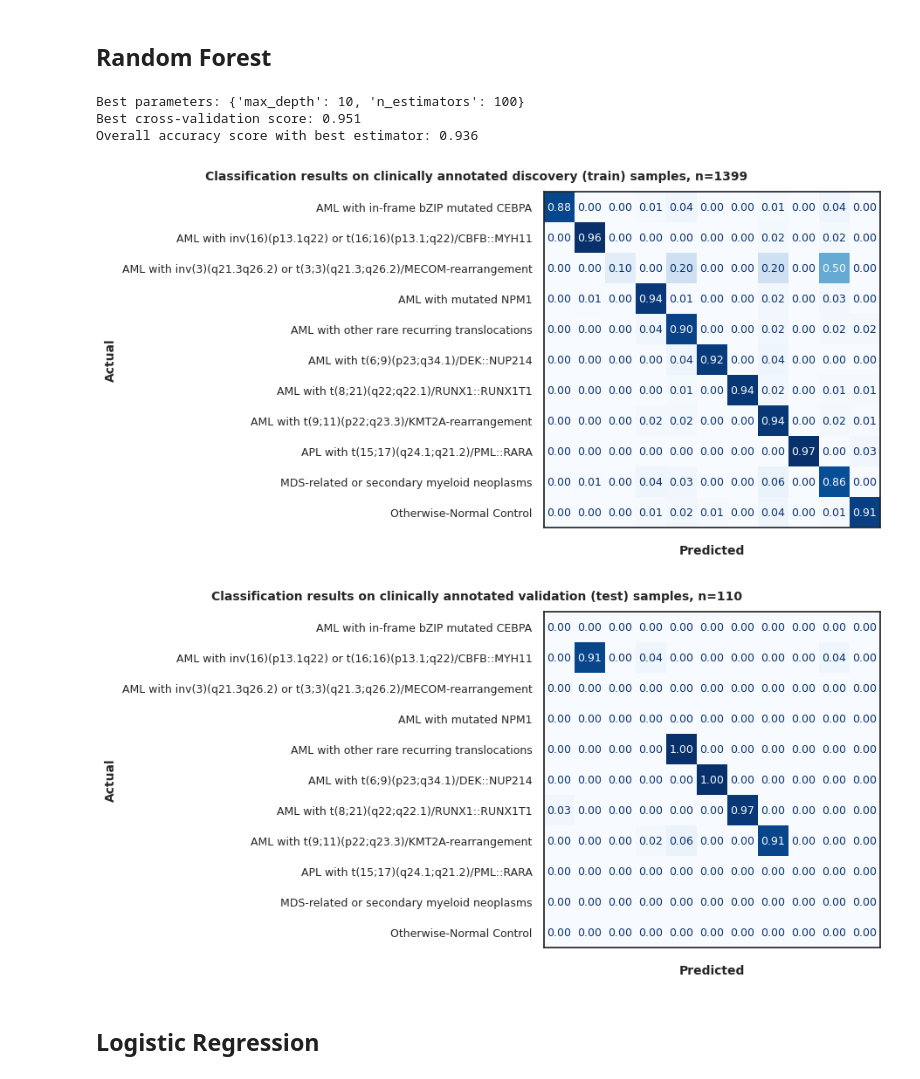
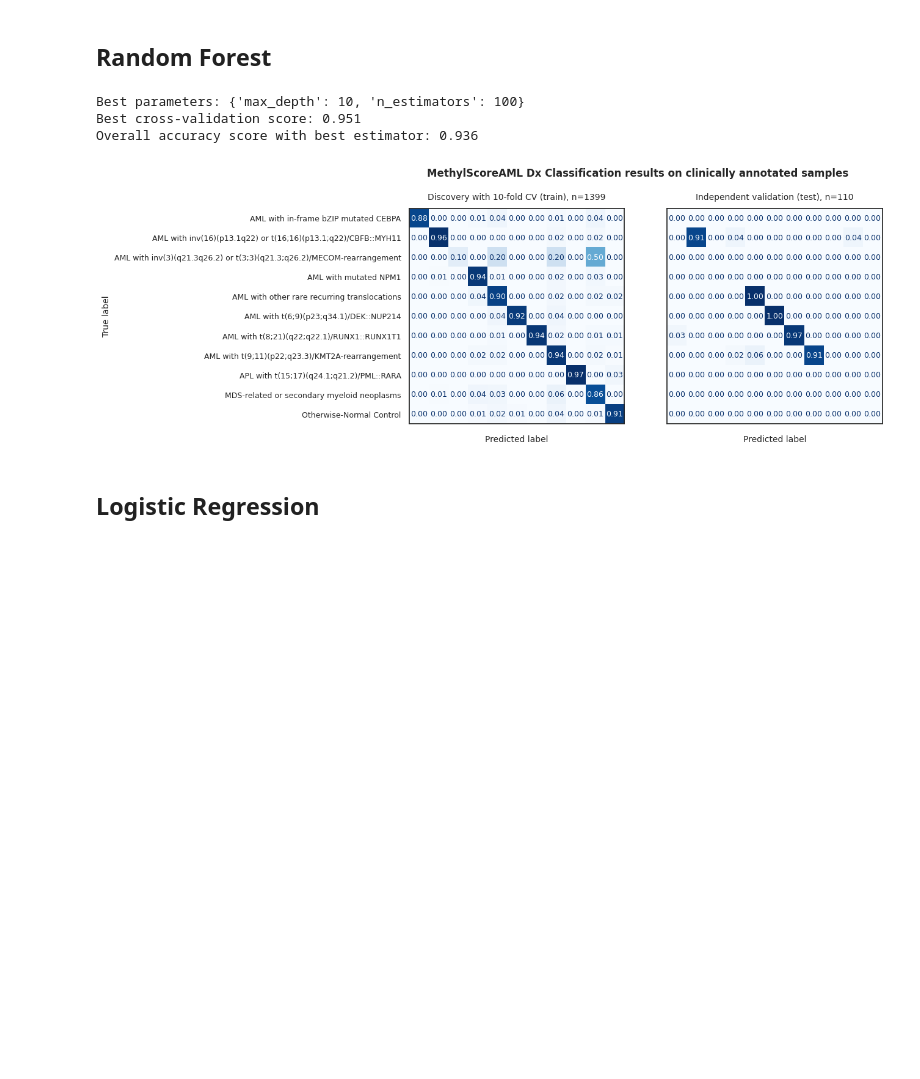
Before and after one commit to f-marchi/ALMA, a Jupyter notebook: 5_Multiclass_AMLsubtype_Classifier_v2.ipynb, the cells around one changed output. Drawn from its saved outputs; the diff is of its cells as text; code cells hidden in the pictures; blank space fills up the shorter version.

```diff
--- a/5_Multiclass_AMLsubtype_Classifier_v2.ipynb
+++ b/5_Multiclass_AMLsubtype_Classifier_v2.ipynb
@@ -209,45 +146,38 @@ Overall accuracy score with best estimator: 0.945
 # %% [markdown]
 ## Random Forest
 # %%
-from sklearn.model_selection import GridSearchCV
 from sklearn.ensemble import RandomForestClassifier
-from sklearn.metrics import accuracy_score
-from source.data_visualization_functions import plot_confusion_matrix
 
 # Define the parameter grid
 param_grid = {
     'n_estimators': [100, 200, 300],  # number of trees in the forest
     'max_depth': [None, 5, 10],  # maximum depth of the tree
 }
 
 # Initialize the Random Forest Classifier
 rf = RandomForestClassifier(random_state=42, n_jobs=-1)
 
 # Perform grid search with cross-validation
 grid_search = GridSearchCV(rf, param_grid, cv=10, n_jobs=-1, scoring='roc_auc_ovr_weighted')
 grid_search.fit(X_train, y_train)
 
 # Print the best parameters and the best score
 print(f"Best parameters: {grid_search.best_params_}")
 print(f"Best cross-validation score: {grid_search.best_score_:.3f}")
 
 # Fit and predict using the best estimator
 best_model = grid_search.best_estimator_
 
 y_pred = best_model.predict(X_test)  # Predict using the best model
 
 print(f'Overall accuracy score with best estimator: {accuracy_score(y_test, y_pred):.3f}')
 
-plot_confusion_matrix(best_model, X_train, y_train, tick_fontsize=9, label_fontsize=9,
-                      title='Classification results on clinically annotated discovery (train) samples')
-plot_confusion_matrix(best_model, X_test, y_test, tick_fontsize=9, label_fontsize=9,
-                      title='Classification results on clinically annotated validation (test) samples')
+plot_confusion_matrix_stacked(best_model, X_train, y_train, X_test, y_test, tick_fontsize=9, label_fontsize=9)
 # %% [output]
 Best parameters: {'max_depth': 10, 'n_estimators': 100}
 Best cross-validation score: 0.951
 Overall accuracy score with best estimator: 0.936
-[figure, old version]
+[figure, new version]
-[figure, removed]
 # %% [markdown]
 ## Logistic Regression
 # %%
```
Also changed, not shown: parts of 6 cells of this notebook, 2 other files.
